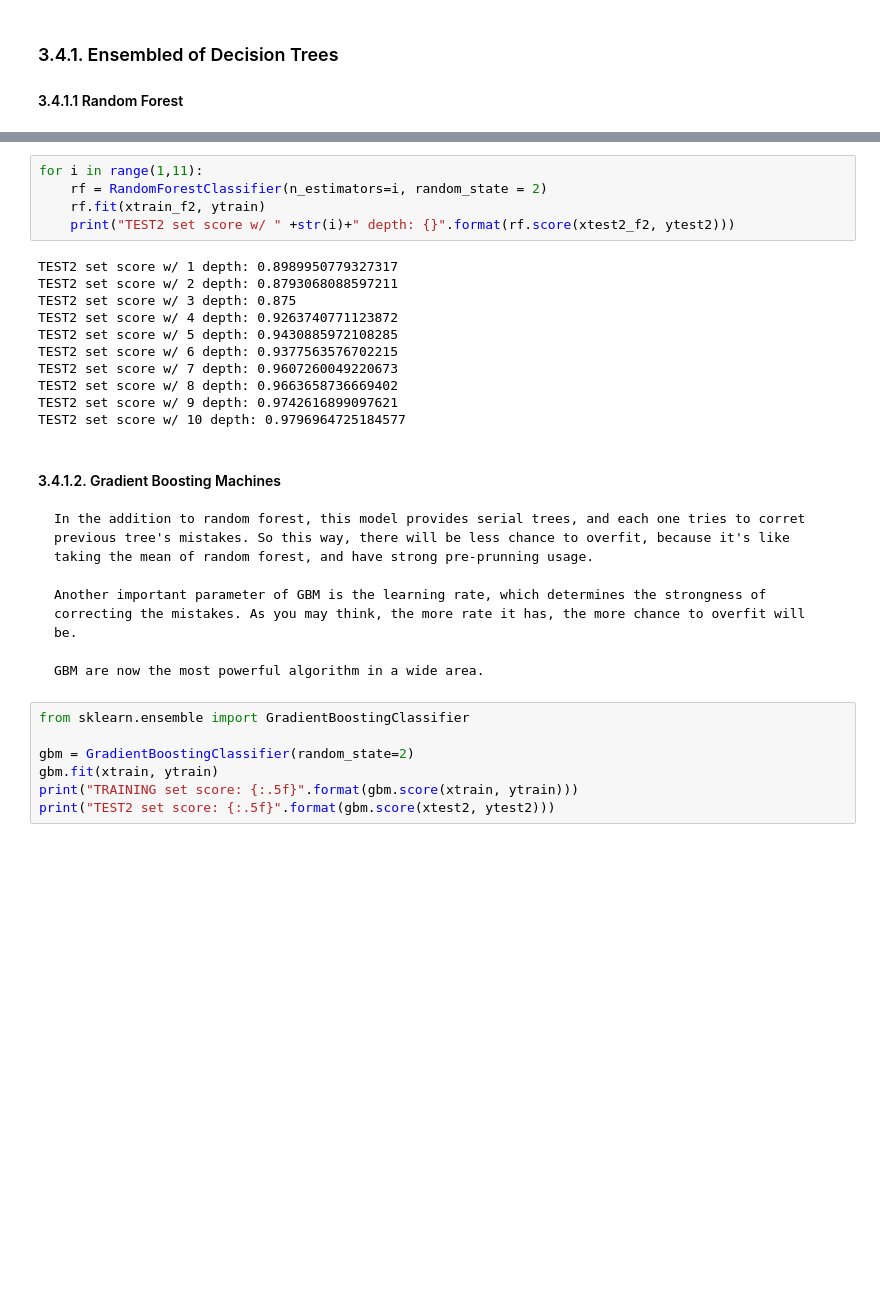
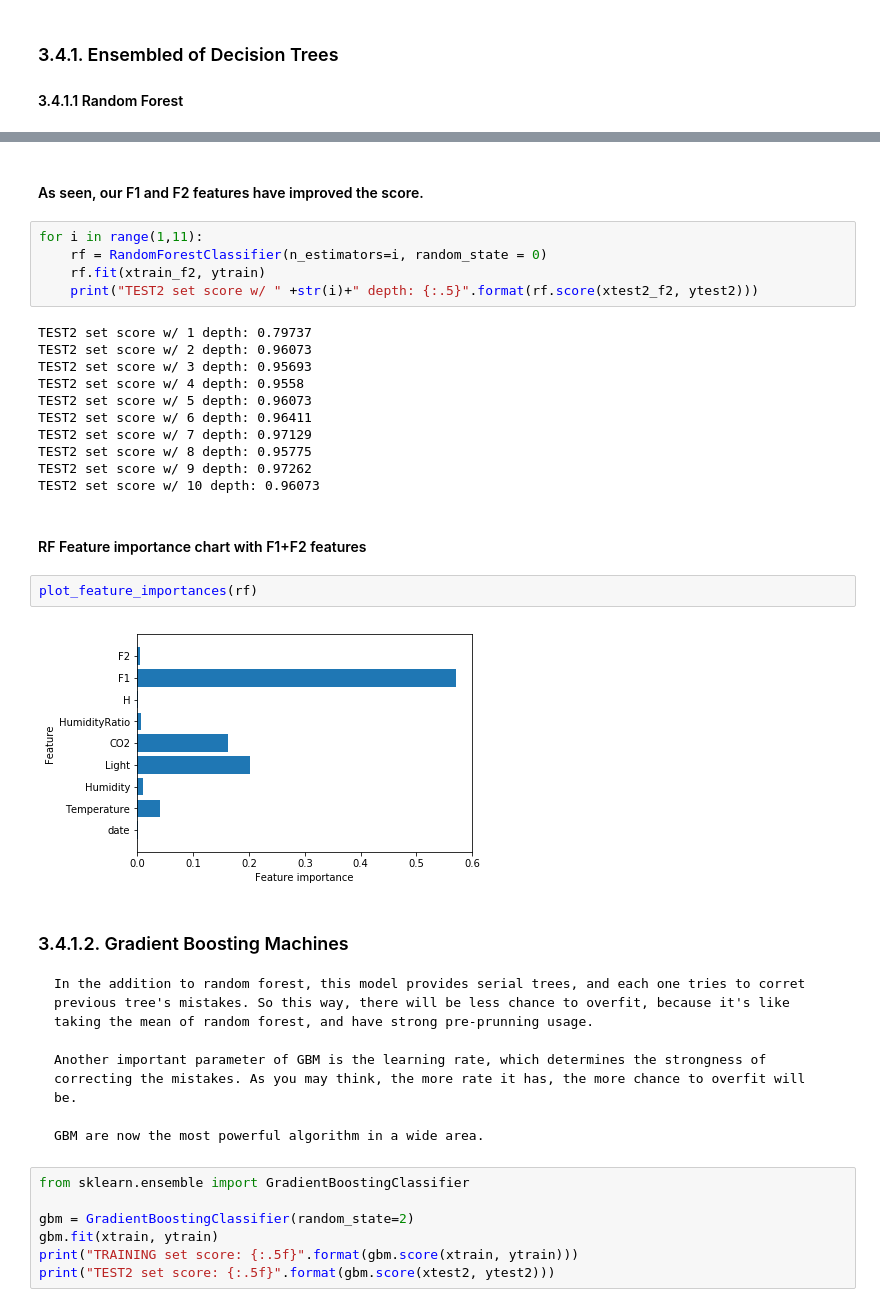
Before and after one commit to emremrah/data-mining-project-1, a Jupyter notebook: DataMiningProject1.ipynb, the cells around one changed output, grey strips where cells are left out. Drawn from its saved outputs; the diff is of its cells as text; blank space fills up the shorter version.

```diff
--- a/DataMiningProject1.ipynb
+++ b/DataMiningProject1.ipynb
@@ -663,21 +685,29 @@ TEST2 set score: 0.94309
+# %% [markdown]
+#### As seen, our F1 and F2 features have improved the score.
 # %%
 for i in range(1,11):
-    rf = RandomForestClassifier(n_estimators=i, random_state = 2)
+    rf = RandomForestClassifier(n_estimators=i, random_state = 0)
     rf.fit(xtrain_f2, ytrain)
-    print("TEST2 set score w/ " +str(i)+" depth: {}".format(rf.score(xtest2_f2, ytest2)))
+    print("TEST2 set score w/ " +str(i)+" depth: {:.5}".format(rf.score(xtest2_f2, ytest2)))
 # %% [output]
-TEST2 set score w/ 1 depth: 0.8989950779327317
-TEST2 set score w/ 2 depth: 0.8793068088597211
-TEST2 set score w/ 3 depth: 0.875
-TEST2 set score w/ 4 depth: 0.9263740771123872
-TEST2 set score w/ 5 depth: 0.9430885972108285
-TEST2 set score w/ 6 depth: 0.9377563576702215
-TEST2 set score w/ 7 depth: 0.9607260049220673
-TEST2 set score w/ 8 depth: 0.9663658736669402
-TEST2 set score w/ 9 depth: 0.9742616899097621
-TEST2 set score w/ 10 depth: 0.9796964725184577
+TEST2 set score w/ 1 depth: 0.79737
+TEST2 set score w/ 2 depth: 0.96073
+TEST2 set score w/ 3 depth: 0.95693
+TEST2 set score w/ 4 depth: 0.9558
+TEST2 set score w/ 5 depth: 0.96073
+TEST2 set score w/ 6 depth: 0.96411
+TEST2 set score w/ 7 depth: 0.97129
+TEST2 set score w/ 8 depth: 0.95775
+TEST2 set score w/ 9 depth: 0.97262
+TEST2 set score w/ 10 depth: 0.96073
+# %% [markdown]
+#### RF Feature importance chart with F1+F2 features
+# %%
+plot_feature_importances(rf)
+# %% [output]
+[figure, added]
 # %% [markdown]
-#### 3.4.1.2. Gradient Boosting Machines
+### 3.4.1.2. Gradient Boosting Machines
 
     In the addition to random forest, this model provides serial trees, and each one tries to corret previous tree's mistakes. So this way, there will be less chance to overfit, because it's like taking the mean of random forest, and have strong pre-prunning usage.
 
```
Also changed, not shown: parts of 12 cells of this notebook.
